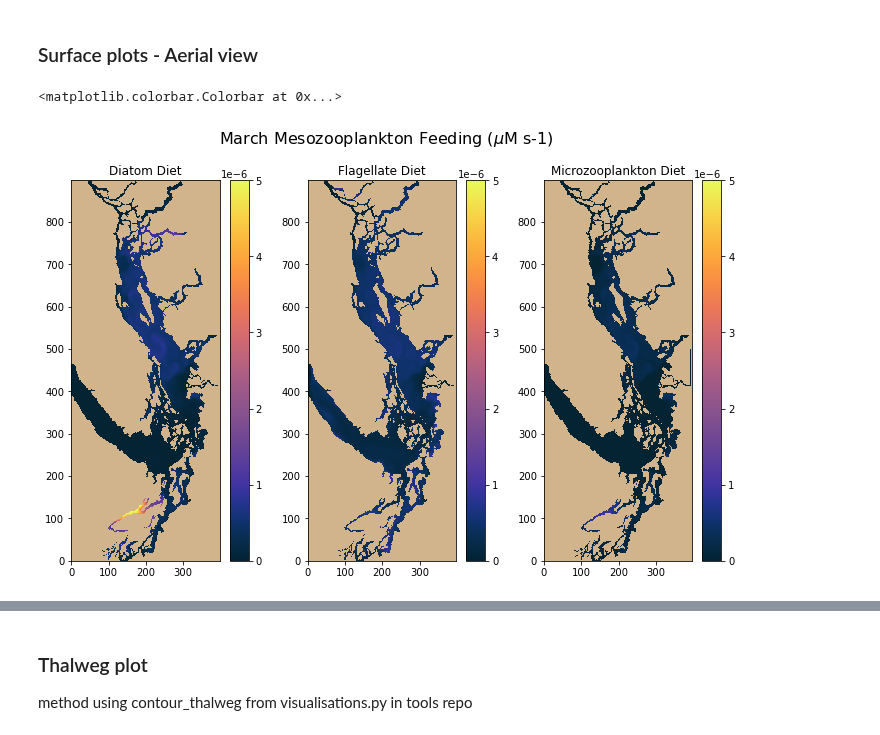
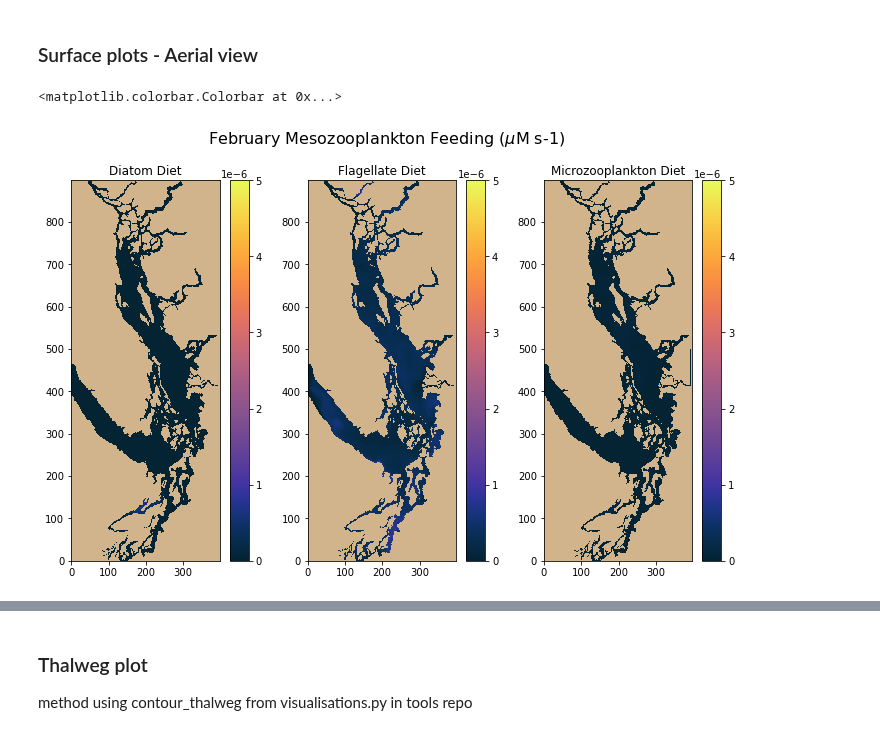
Before and after one commit to SalishSeaCast/analysis-karyn, a Jupyter notebook: notebooks/plotExamples/ModelMesozoopDiet_Spatial.ipynb, the cells around one changed output, grey strips where cells are left out. Drawn from its saved outputs; the diff is of its cells as text; code cells hidden in the pictures.

```diff
--- a/notebooks/plotExamples/ModelMesozoopDiet_Spatial.ipynb
+++ b/notebooks/plotExamples/ModelMesozoopDiet_Spatial.ipynb
@@ -52,4 +50,4 @@ places.PLACES['S3']
 # %% [markdown]
 ### Load a file from the 201905 hindcast
 # %%
-f=nc.Dataset('/results2/SalishSea/nowcast-green.201905/01mar15/SalishSea_1d_20150301_20150301_dia2_T.nc')
+f=nc.Dataset('/results2/SalishSea/nowcast-green.201905/15feb15/SalishSea_1d_20150215_20150215_dia2_T.nc')
@@ -106,27 +104,27 @@ dict_keys(['nav_lon', 'nav_lat', 'time_counter', 'tmask', 'umask', 'vmask', 'fma
 # %%
 # with pcolormesh: no smoothing
 cmap0=cmocean.cm.thermal
 cmap0.set_bad('tan')
 
 #cmap1=cmocean.cm.haline
 #cmap1.set_bad('k')
 il=0
 fig,ax=plt.subplots(1,3,figsize=(12,7))
-fig.suptitle('March Mesozooplankton Feeding ($\mu$M s-1)', fontsize=16)
+fig.suptitle('February Mesozooplankton Feeding ($\mu$M s-1)', fontsize=16)
 m0=ax[0].pcolormesh(np.ma.masked_where(tmask[0,0,:,:]==0,f.variables['GRMESZDIAT'][il,0,:,:]),cmap=cmap0,vmin=0,vmax=0.000005)
 viz_tools.set_aspect(ax[0],coords='grid')
 ax[0].set_title('Diatom Diet')
 fig.colorbar(m0,ax=ax[0])
 
 m0=ax[1].pcolormesh(np.ma.masked_where(tmask[0,0,:,:]==0,f.variables['GRMESZPHY'][il,0,:,:]),cmap=cmap0,vmin=0,vmax=0.000005)
 viz_tools.set_aspect(ax[1],coords='grid')
 ax[1].set_title('Flagellate Diet')
 fig.colorbar(m0,ax=ax[1])
 
 m0=ax[2].pcolormesh(np.ma.masked_where(tmask[0,0,:,:]==0,f.variables['GRMESZMICZ'][il,0,:,:]),cmap=cmap0,vmin=0,vmax=0.000005)
 viz_tools.set_aspect(ax[2],coords='grid')
 ax[2].set_title('Microzooplankton Diet')
 fig.colorbar(m0,ax=ax[2])
 # %% [output]
 <matplotlib.colorbar.Colorbar at 0x...>
-[figure, old version]
+[figure, new version]
```
Also changed, not shown: parts of 33 cells of this notebook.
